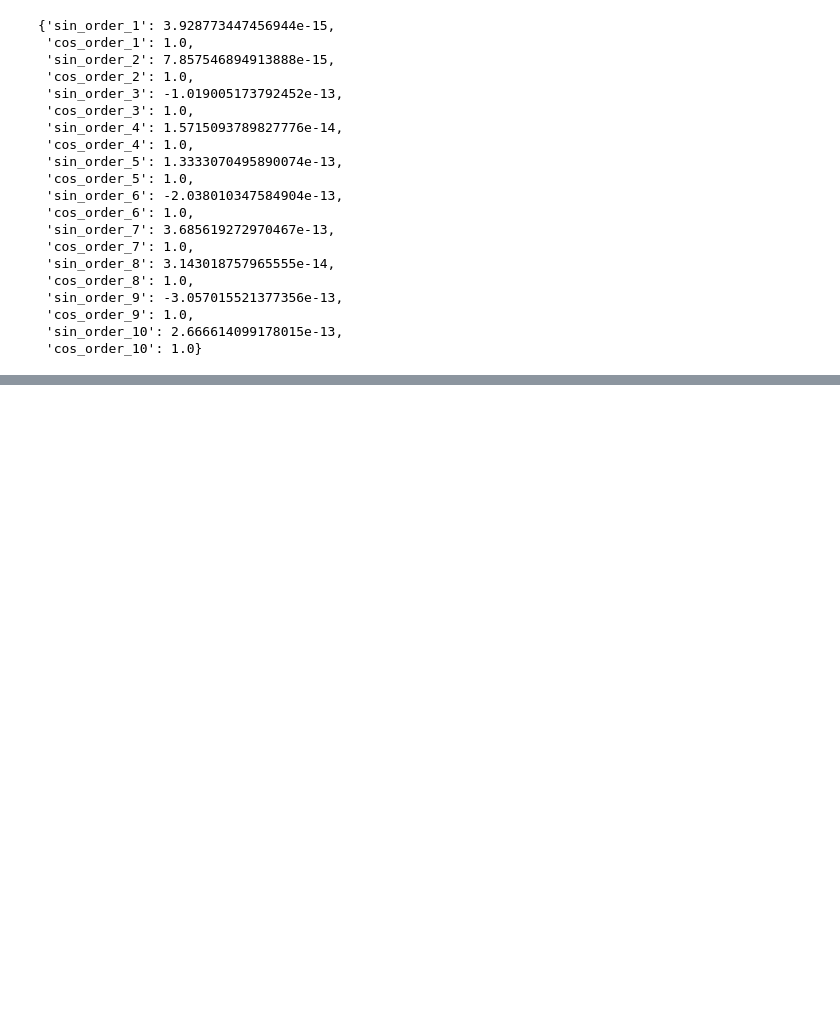
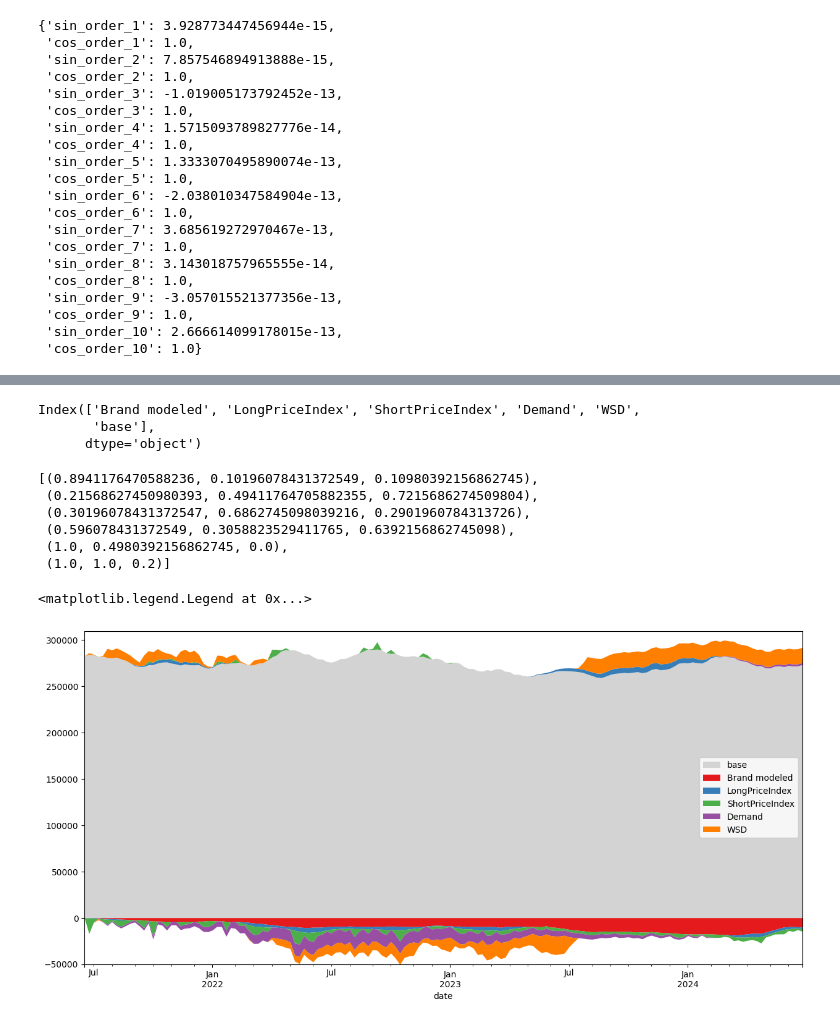
Before and after one commit to woskxmcnvb/MarketingMixModelling, a Jupyter notebook: work.ipynb, the cells around one changed output, grey strips where cells are left out. Cells and saved outputs as stored; diff of their text form; code cells hidden in the pictures; blank space fills up the shorter version.

Commit message:
decomposition charts update

```diff
--- a/work.ipynb
+++ b/work.ipynb
@@ -468,0 +463,5 @@ Modeller.PrepareFouriesSeasonalityX(158, 52, 5).shape
+# %%
+data = pd.read_excel("../2024 danone/for_decomp_chart.xlsx", index_col='date')
+# %%
+struct = ['Brand modeled', 'LongPriceIndex', 'ShortPriceIndex', 'Demand', 'WSD']
+data[struct] < 0
@@ -468,0 +483,31 @@ Modeller.PrepareFouriesSeasonalityX(158, 52, 5).shape
+# %%
+data_positive.columns
+# %% [output]
+Index(['Brand modeled', 'LongPriceIndex', 'ShortPriceIndex', 'Demand', 'WSD',
+       'base'],
+      dtype='object')
+# %%
+sns.color_palette("Set1", len(data_positive.columns))
+# %% [output]
+[(0.8941176470588236, 0.10196078431372549, 0.10980392156862745),
+ (0.21568627450980393, 0.49411764705882355, 0.7215686274509804),
+ (0.30196078431372547, 0.6862745098039216, 0.2901960784313726),
+ (0.596078431372549, 0.3058823529411765, 0.6392156862745098),
+ (1.0, 0.4980392156862745, 0.0),
+ (1.0, 1.0, 0.2)]
+# %%
+data_negative = data[struct].where(data[struct] < 0, 0)
+data_positive = data[struct].where(data[struct] > 0, 0)
+data_positive['base'] = data['base']
+data_positive = data_positive[['base'] + struct]
+
+fig, ax = plt.subplots(1,1, figsize=(15,7))
+
+ch1 = data_positive.plot.area(ax=ax, linewidth=0, ylim=(-50000, 310000), color= ['lightgrey'] + sns.color_palette("Set1", len(data_positive.columns)-1))
+h, l = ax.get_legend_handles_labels()
+ch2 = data_negative.plot.area(ax=ax, linewidth=0, ylim=(-50000, 310000), color=sns.color_palette("Set1", 10))
+
+ax.legend(handles=h)
+# %% [output]
+<matplotlib.legend.Legend at 0x...>
+[figure, added]
```
Also changed, not shown: parts of 4 cells of this notebook, 1 other file.
